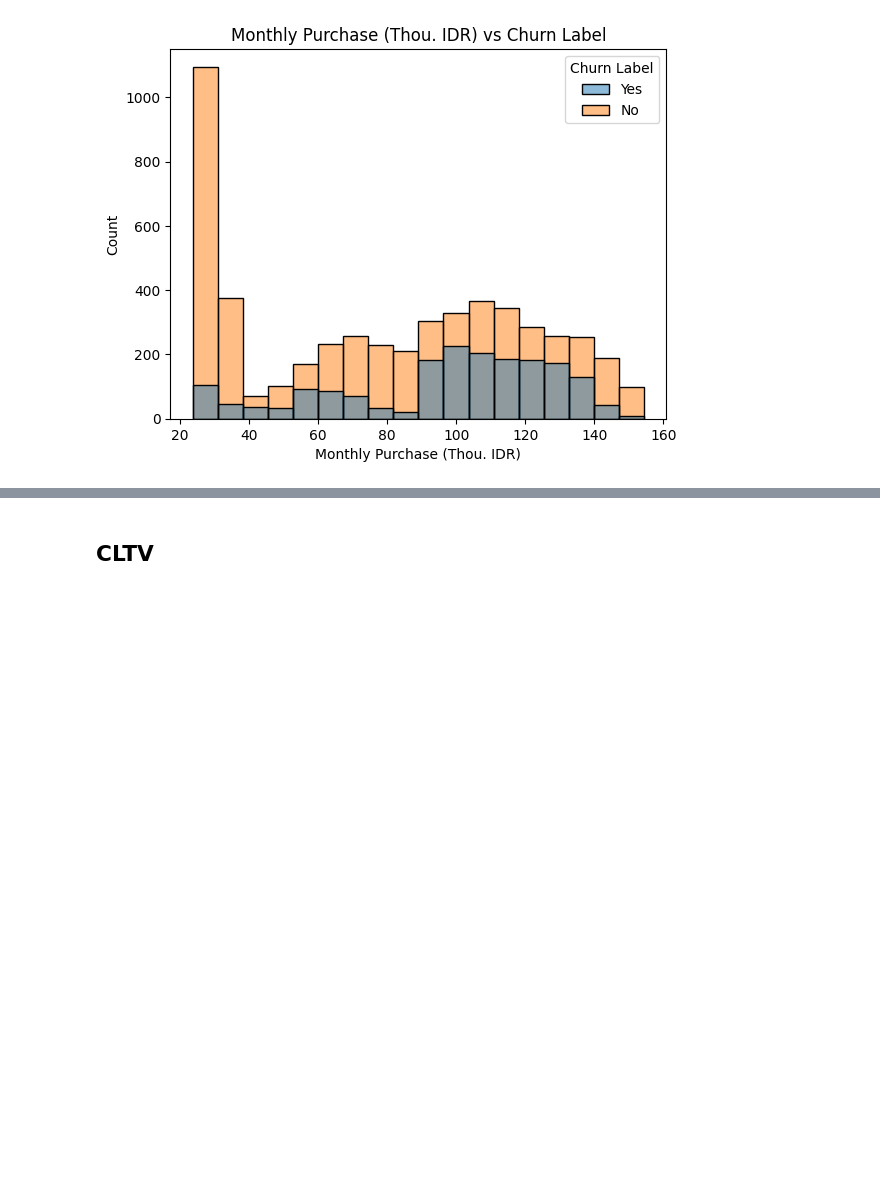
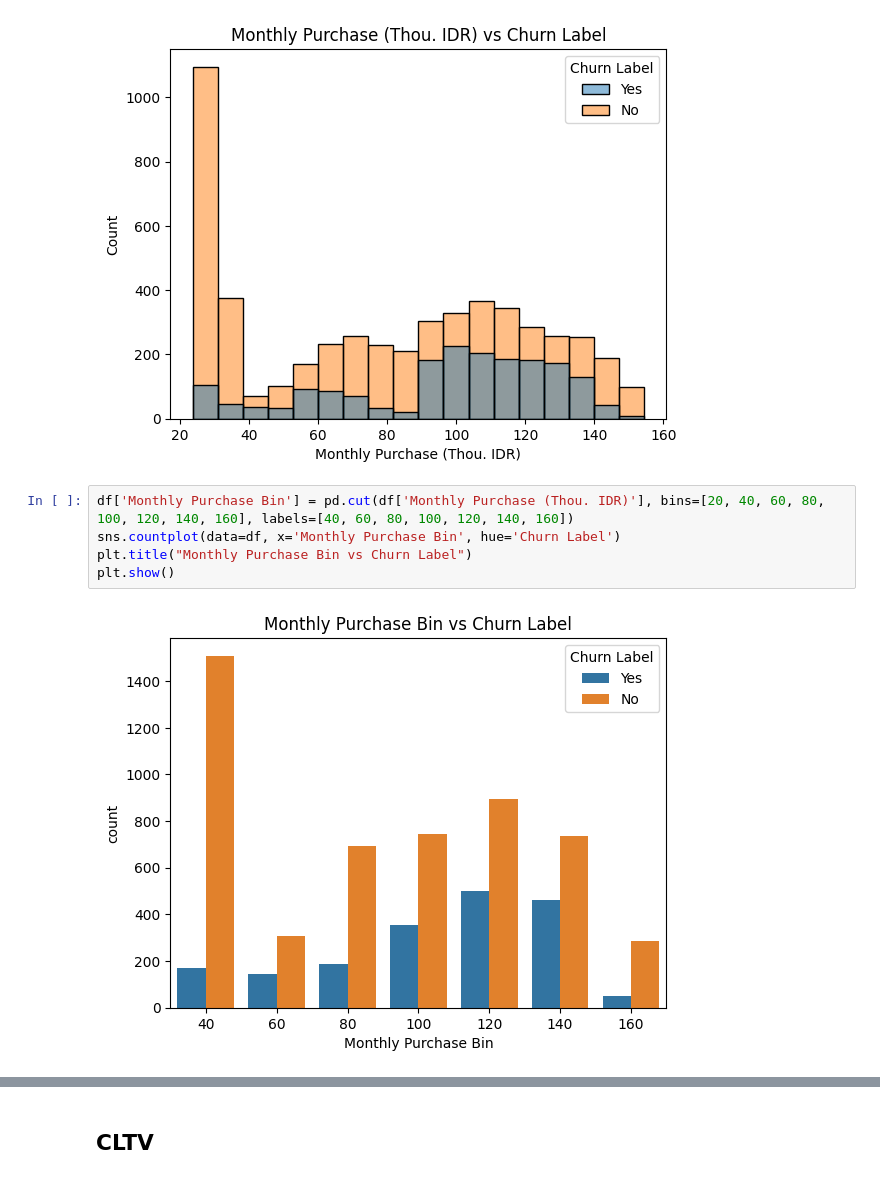
Before and after one commit to marcellinus-witarsah/data-challenge-dsw-2023, a Jupyter notebook: notebooks/03_churn_model.ipynb, the cells around one changed output, grey strips where cells are left out. Cells and saved outputs as stored; diff of their text form; blank space fills up the shorter version.

```diff
--- a/notebooks/03_churn_model.ipynb
+++ b/notebooks/03_churn_model.ipynb
@@ -289,4 +263,11 @@ plt.title("Monthly Purchase (Thou. IDR) vs Churn Label")
 plt.show()
 # %% [output]
 [figure]
+# %%
+df['Monthly Purchase Bin'] = pd.cut(df['Monthly Purchase (Thou. IDR)'], bins=[20, 40, 60, 80, 100, 120, 140, 160], labels=[40, 60, 80, 100, 120, 140, 160])
+sns.countplot(data=df, x='Monthly Purchase Bin', hue='Churn Label')
+plt.title("Monthly Purchase Bin vs Churn Label")
+plt.show()
+# %% [output]
+[figure, added]
 # %% [markdown]
```
Also changed, not shown: parts of 10 cells of this notebook.
